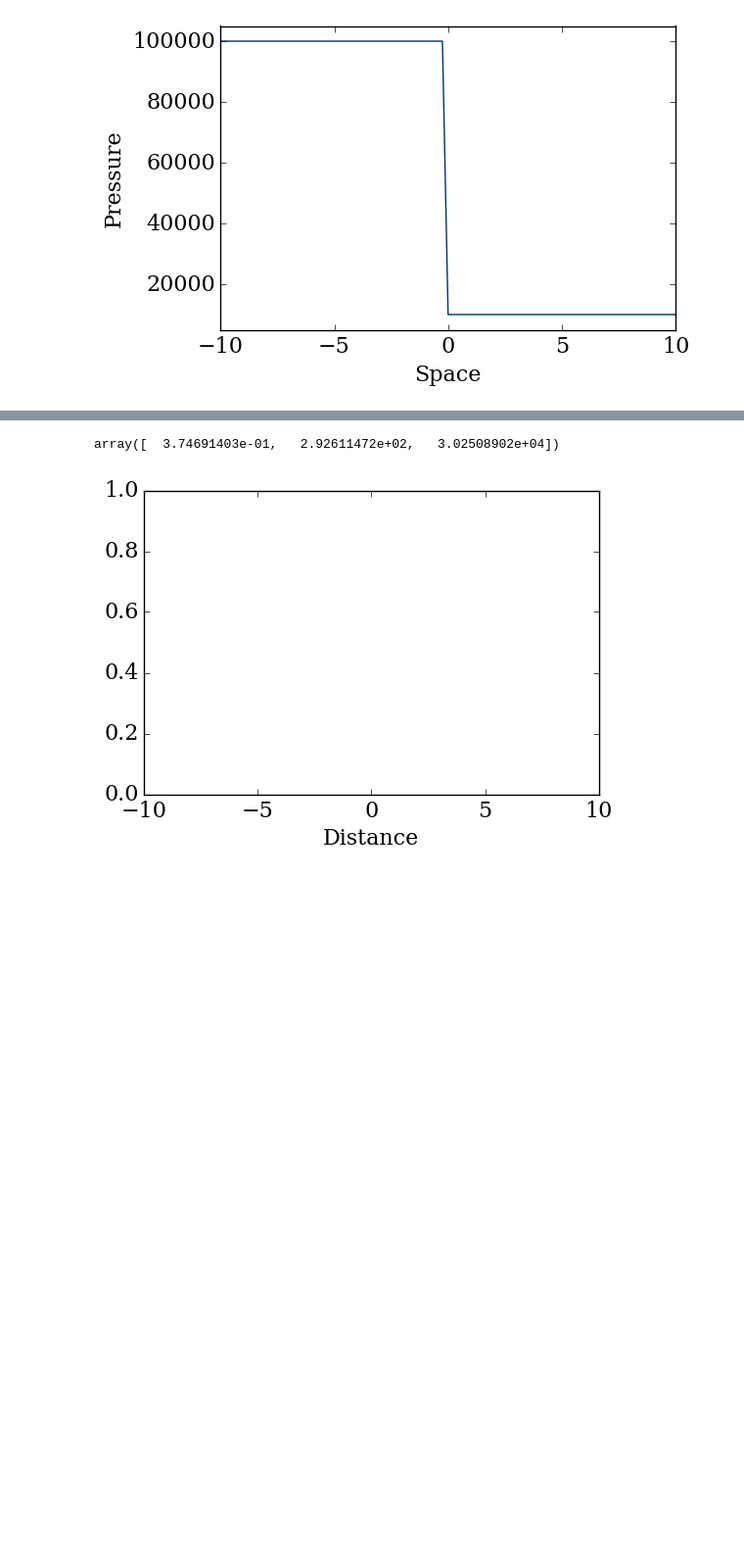
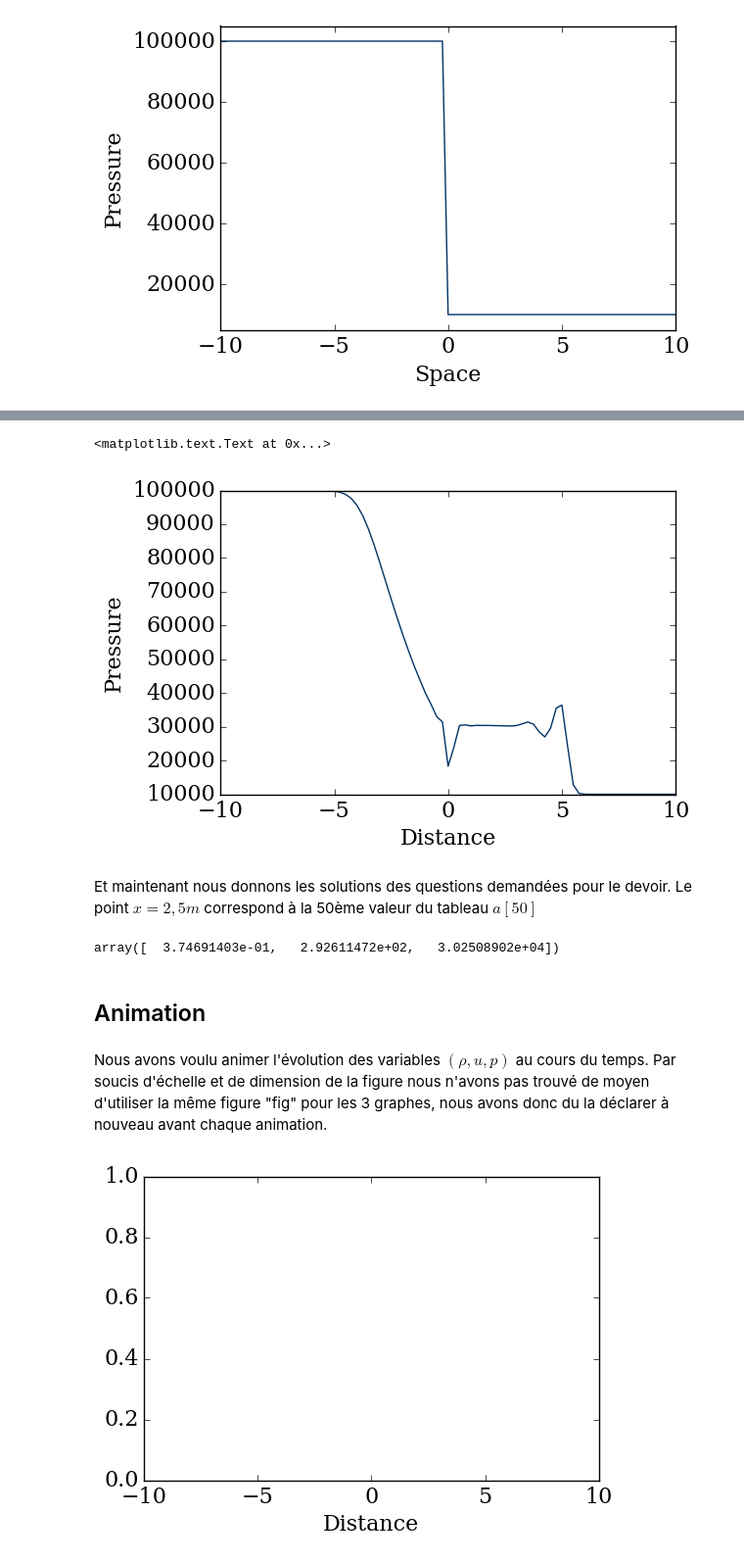
Before and after one commit to LusArt/Shock_Tube, a Jupyter notebook: Shock_Tube.ipynb, the cells around one changed output, grey strips where cells are left out. Shown at 98% size. Saved outputs shown, nothing was run; the diff lists cells and outputs as text; code cells hidden in the pictures; blank space fills up the shorter version.

```diff
--- a/Shock_Tube.ipynb
+++ b/Shock_Tube.ipynb
@@ -506 +541,10 @@ pyplot.xlabel('')
+# %%
+pyplot.plot(x, a[50][2], color='#003366', ls='-', lw=1)
+pyplot.ylabel('Pressure')
+pyplot.xlabel('Distance')
+# %% [output]
+<matplotlib.text.Text at 0x...>
+[figure, added]
+# %% [markdown]
+Et maintenant nous donnons les solutions des questions demandées pour le devoir. Le point $x=2,5m$ correspond à la 50ème valeur du tableau $a[50]$
 # %%
@@ -508,5 +552,9 @@ b[50,:,50]
 # %% [output]
 array([  3.74691403e-01,   2.92611472e+02,   3.02508902e+04])
+# %% [markdown]
+## Animation
+# %% [markdown]
+Nous avons voulu animer l'évolution des variables $(\rho,u,p)$ au cours du temps. Par soucis d'échelle et de dimension de la figure nous n'avons pas trouvé de moyen d'utiliser la même figure "fig" pour les 3 graphes, nous avons donc du la déclarer à nouveau avant chaque animation.
 # %%
 def animate(data):
     x = numpy.linspace(-10,10,nx)
```
Also changed, not shown: parts of 27 cells of this notebook.
